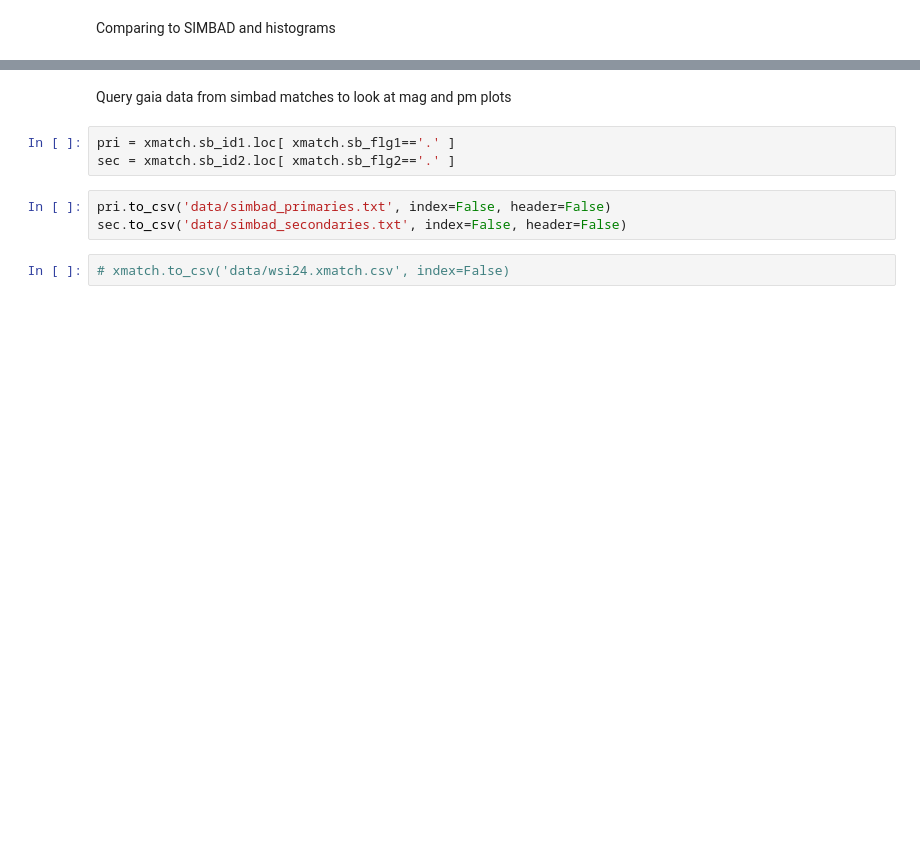
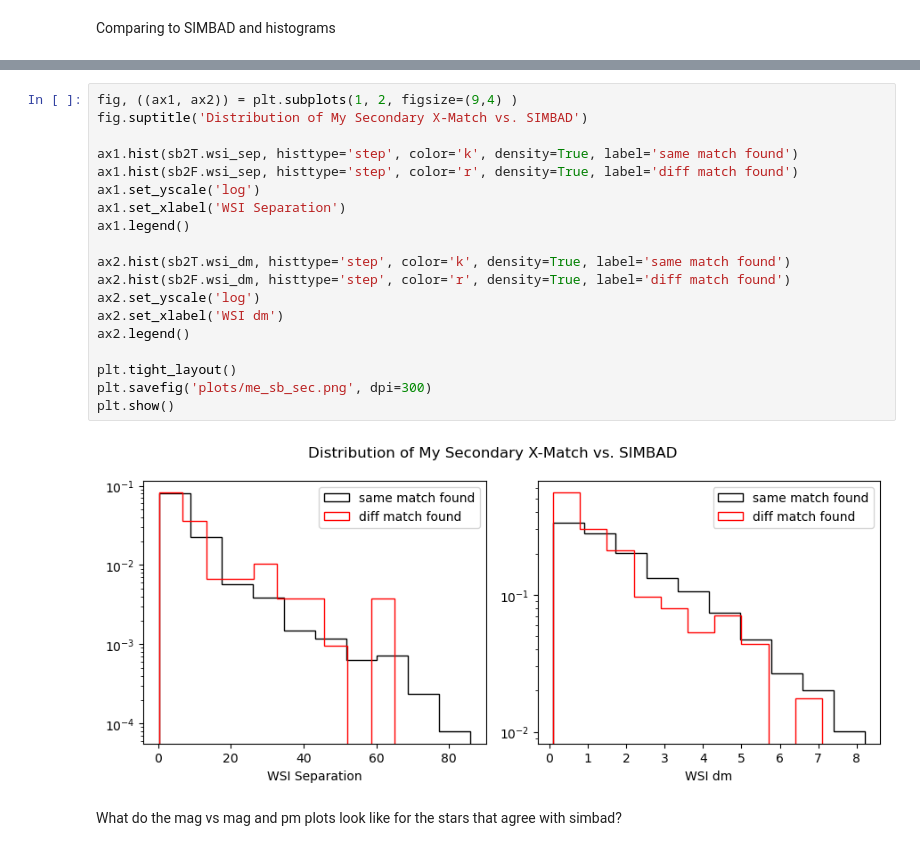
Before and after one commit to cdevaneprugh/usno-nreip-2024, a Jupyter notebook: xmatch.ipynb, the cells around one changed output, grey strips where cells are left out. Drawn from its saved outputs; the diff is of its cells as text; blank space fills up the shorter version.

Commit message:
updated data files and notebooks

```diff
--- a/xmatch.ipynb
+++ b/xmatch.ipynb
@@ -210,10 +195,23 @@ plt.show()
-# %% [markdown]
-Query gaia data from simbad matches to look at mag and pm plots
-# %%
-pri = xmatch.sb_id1.loc[ xmatch.sb_flg1=='.' ]
-sec = xmatch.sb_id2.loc[ xmatch.sb_flg2=='.' ]
-# %%
-pri.to_csv('data/simbad_primaries.txt', index=False, header=False)
-sec.to_csv('data/simbad_secondaries.txt', index=False, header=False)
-# %%
-# xmatch.to_csv('data/wsi24.xmatch.csv', index=False)
+# %%
+fig, ((ax1, ax2)) = plt.subplots(1, 2, figsize=(9,4) )
+fig.suptitle('Distribution of My Secondary X-Match vs. SIMBAD')
+
+ax1.hist(sb2T.wsi_sep, histtype='step', color='k', density=True, label='same match found')
+ax1.hist(sb2F.wsi_sep, histtype='step', color='r', density=True, label='diff match found')
+ax1.set_yscale('log')
+ax1.set_xlabel('WSI Separation')
+ax1.legend()
+
+ax2.hist(sb2T.wsi_dm, histtype='step', color='k', density=True, label='same match found')
+ax2.hist(sb2F.wsi_dm, histtype='step', color='r', density=True, label='diff match found')
+ax2.set_yscale('log')
+ax2.set_xlabel('WSI dm')
+ax2.legend()
+
+plt.tight_layout()
+plt.savefig('plots/me_sb_sec.png', dpi=300)
+plt.show()
+# %% [output]
+[figure, added]
+# %% [markdown]
+What do the mag vs mag and pm plots look like for the stars that agree with simbad?
```
Also changed, not shown: parts of 31 cells of this notebook, 3 other files.
